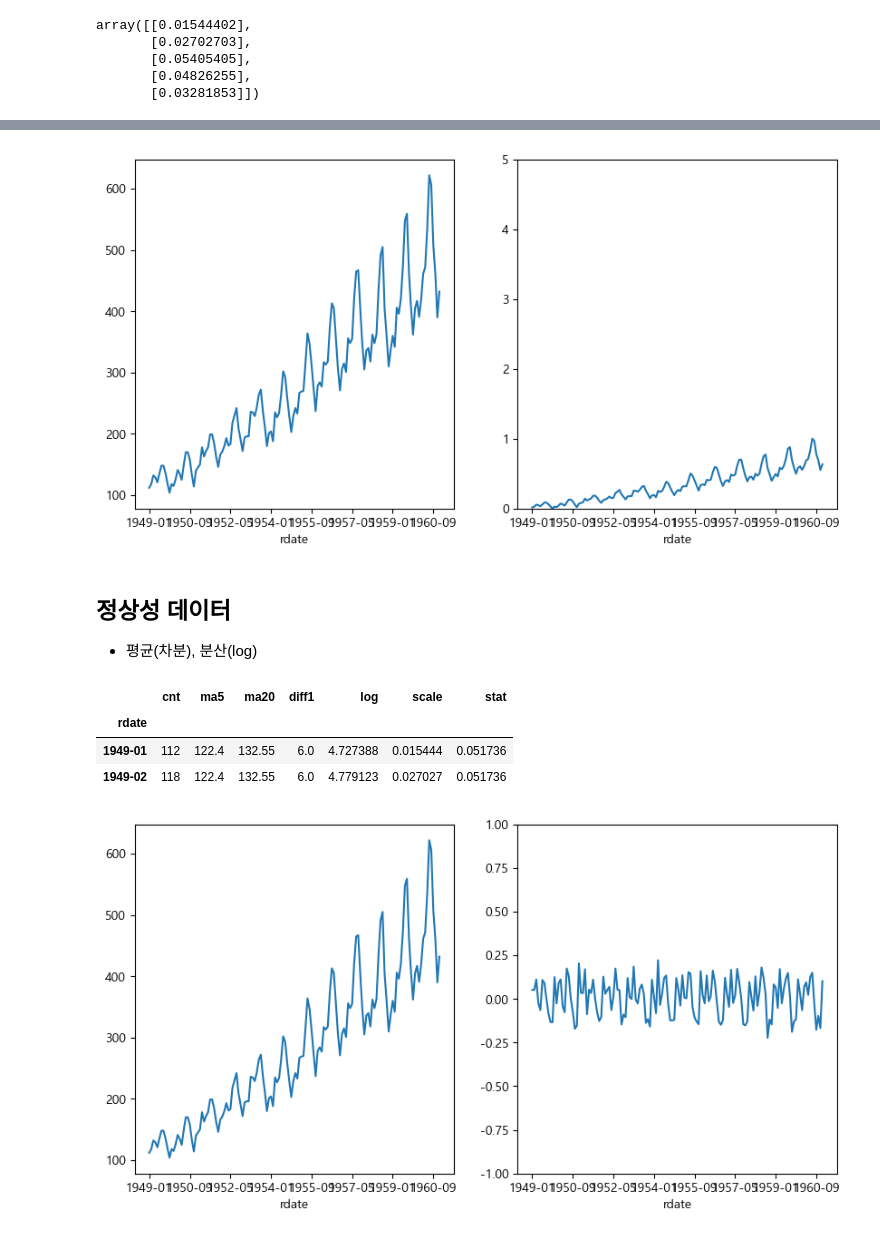
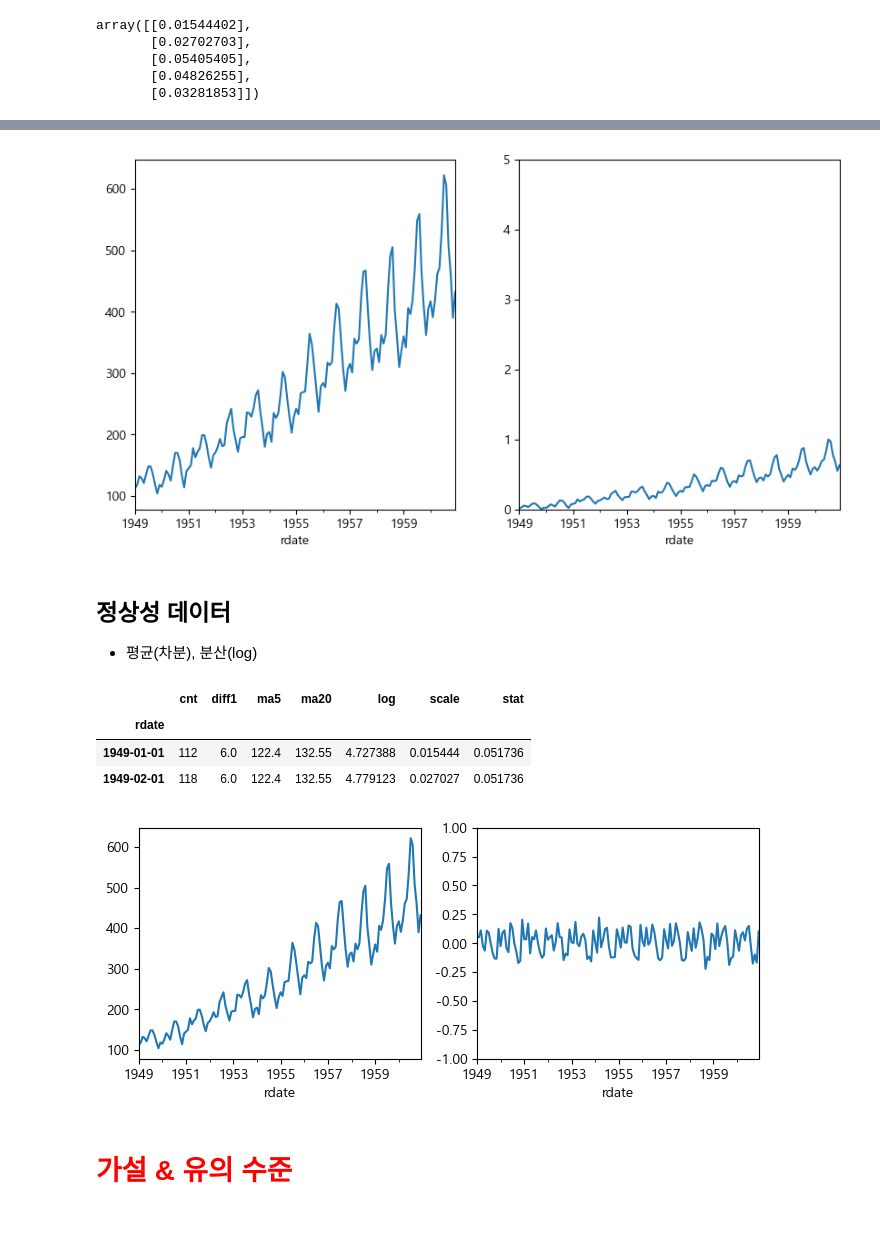
Before and after one commit to han00jh/DL-Study, a Jupyter notebook: lec07_딥러닝_RNN_시계열_.ipynb, the cells around one changed output, grey strips where cells are left out. Saved outputs shown, nothing was run; the diff lists cells and outputs as text; code cells hidden in the pictures.

```diff
--- a/lec07_딥러닝_RNN_시계열_.ipynb
+++ b/lec07_딥러닝_RNN_시계열_.ipynb
@@ -103,13 +103,7 @@ df.head(2)
 # %%
 df = pd.read_csv('./Airpassengers/AirPassengers.csv', parse_dates=["Month"])
 df.columns = ["rdate","cnt"]
-df["rdate"] = pd.to_datetime(df["rdate"]).dt.strftime("%Y-%m")
+#df["rdate"] = pd.to_datetime(df["rdate"]).dt.strftime("%Y-%m") - 문자열로 바뀌기 땜시 사용안함
 df.head(2)
-
-#df["rdate"] = df["rdate"].dt.strftime("%Y-%m") #dt :데이터 형태가 date time이어야한다
-#시계열 기본 패턴
-#df = pd.read_csv(..., parse_dates=[날짜컬럼])
-#df.set_index("날짜컬럼", inplace=True)
-#plt.plot(df["값"])
 # %% [output]
 |  | rdate | cnt |
@@ -280,7 +274,7 @@ df['scale'].plot(figsize=(10,5))
 plt.ylim(0,5) # minmax는 값 범위 제한해서 0~1사이의 값으로 나와야함
 plt.show();
 # %% [output]
-[figure, old version]
+[figure, new version]
 # %% [markdown]
 ## 정상성 데이터
 * 평균(차분), 분산(log)
@@ -290,18 +284,20 @@ df['stat'] = df['stat'].diff(1)
 df['stat'] = df['stat'].bfill()
 df.head(2)
 # %% [output]
-|  | cnt | ma5 | ma20 | diff1 | log | scale | stat |
+|  | cnt | diff1 | ma5 | ma20 | log | scale | stat |
 | rdate |  |  |  |  |  |  |  |
-| 1949-01 | 112 | 122.4 | 132.55 | 6.0 | 4.727388 | 0.015444 | 0.051736 |
-| 1949-02 | 118 | 122.4 | 132.55 | 6.0 | 4.779123 | 0.027027 | 0.051736 |
+| 1949-01-01 | 112 | 6.0 | 122.4 | 132.55 | 4.727388 | 0.015444 | 0.051736 |
+| 1949-02-01 | 118 | 6.0 | 122.4 | 132.55 | 4.779123 | 0.027027 | 0.051736 |
 # %%
 plt.figure()
 plt.subplot(1,2,1)
-df['cnt'].plot(figsize=(10,5))
+df['cnt'].plot(figsize=(8,3))
 
 plt.subplot(1,2,2)
-df['stat'].plot(figsize=(10,5))
+df['stat'].plot(figsize=(8,3))
 plt.ylim(-1,1)
 plt.show();
 # %% [output]
-[figure, old version]
+[figure, new version]
+# %% [markdown]
+# <font color = red><b> 가설 & 유의 수준
```
Also changed, not shown: parts of 105 cells of this notebook.
